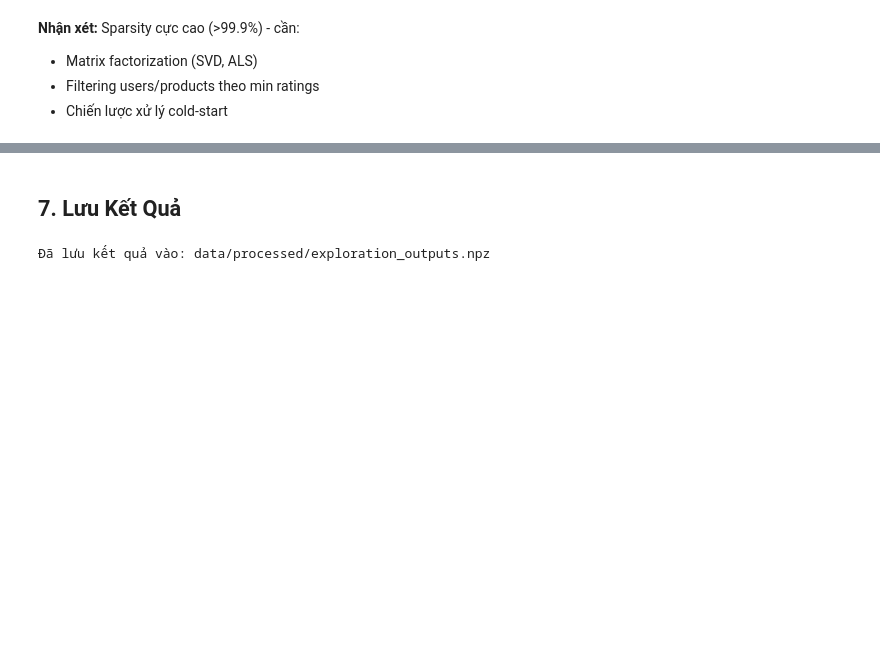
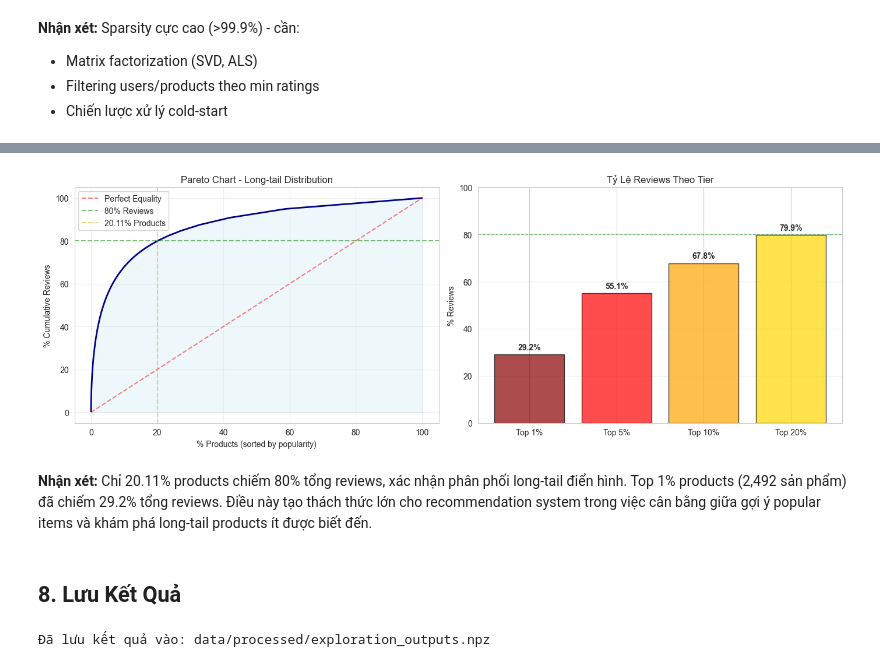
Before and after one commit to PhamPhuHoa-23/LTDS_Amazon_Ratings, a Jupyter notebook: notebooks/01_data_exploration.ipynb, the cells around one changed output, grey strips where cells are left out. Cells and saved outputs as stored; diff of their text form; code cells hidden in the pictures; blank space fills up the shorter version.

```diff
--- a/notebooks/01_data_exploration.ipynb
+++ b/notebooks/01_data_exploration.ipynb
@@ -256,5 +554,42 @@ Density: 0.000007 (0.000671%)
+# %%
+fig, (ax1, ax2) = plt.subplots(1, 2, figsize=(14, 5))
+
+cumsum_pct = cumsum / total_reviews * 100
+product_pct = np.arange(1, len(cumsum) + 1) / len(unique_products) * 100
+
+ax1.plot(product_pct, cumsum_pct, linewidth=2, color='darkblue')
+ax1.plot([0, 100], [0, 100], 'r--', alpha=0.5, label='Perfect Equality')
+ax1.axhline(y=80, color='green', linestyle='--', alpha=0.5, label='80% Reviews')
+ax1.axvline(x=20.11, color='orange', linestyle='--', alpha=0.5, label='20.11% Products')
+ax1.fill_between(product_pct, cumsum_pct, alpha=0.2, color='lightblue')
+ax1.set_xlabel('% Products (sorted by popularity)')
+ax1.set_ylabel('% Cumulative Reviews')
+ax1.set_title('Pareto Chart - Long-tail Distribution')
+ax1.legend()
+ax1.grid(alpha=0.3)
+
+tier_names = ['Top 1%', 'Top 5%', 'Top 10%', 'Top 20%']
+tier_pcts = [29.2, 55.1, 67.8, 79.9]
+colors = ['darkred', 'red', 'orange', 'gold']
+
+ax2.bar(tier_names, tier_pcts, color=colors, alpha=0.7, edgecolor='black')
+ax2.set_ylabel('% Reviews')
+ax2.set_title('Tỷ Lệ Reviews Theo Tier')
+ax2.set_ylim([0, 100])
+ax2.axhline(y=80, color='green', linestyle='--', alpha=0.5, linewidth=1)
+ax2.grid(axis='y', alpha=0.3)
+
+for i, (name, pct) in enumerate(zip(tier_names, tier_pcts)):
+    ax2.text(i, pct + 2, f'{pct}%', ha='center', fontsize=10, fontweight='bold')
+
+plt.tight_layout()
+plt.show()
+# %% [output]
+[figure, added]
+# %% [markdown]
+**Nhận xét:** Chỉ 20.11% products chiếm 80% tổng reviews, xác nhận phân phối long-tail điển hình. Top 1% products (2,492 sản phẩm) đã chiếm 29.2% tổng reviews. Điều này tạo thách thức lớn cho recommendation system trong việc cân bằng giữa gợi ý popular items và khám phá long-tail products ít được biết đến.
 # %% [markdown]
-## 7. Lưu Kết Quả
+## 8. Lưu Kết Quả
 # %%
 # Lưu outputs cho notebook tiếp theo
 np.savez_compressed('../data/processed/exploration_outputs.npz',
```
Also changed, not shown: parts of 16 cells of this notebook, 10 other files.
